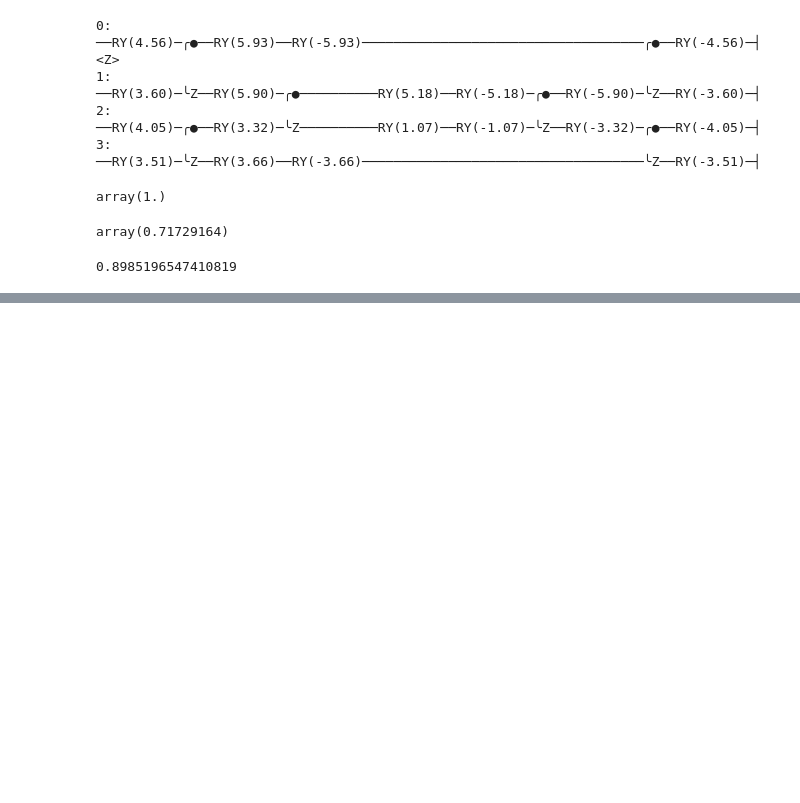
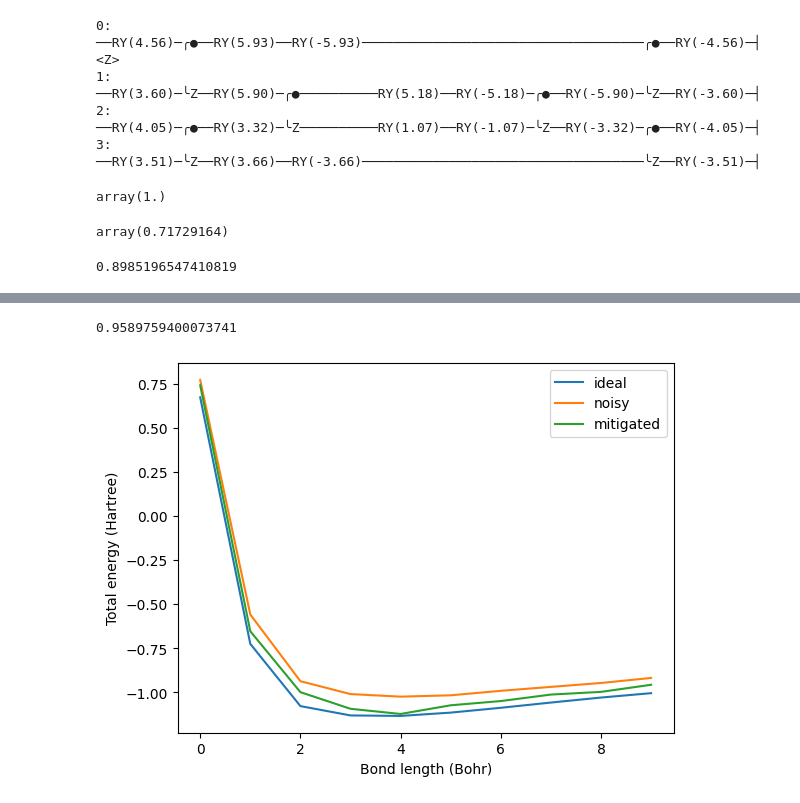
Before and after one commit to andy0000-droid/Quantum, a Jupyter notebook: mitigation.ipynb, the cells around one changed output, grey strips where cells are left out. Saved outputs shown, nothing was run; the diff lists cells and outputs as text; code cells hidden in the pictures; blank space fills up the shorter version.

```diff
--- a/mitigation.ipynb
+++ b/mitigation.ipynb
@@ -60,3 +60,7 @@ mitigated_qnode = mitigate_with_zne(scale_factors, fold_global, extrapolate)(
 mitigated_qnode(w1, w2)
 # %% [output]
 0.8985196547410819
+# %%
+with qml.tape.QuantumTape() as circuit:
+    template(w1, w2, wires=range(n_wires))
+    qml.adjoint(template)(w1, w2, wires=range(n_wires))
@@ -62,0 +177,9 @@ mitigated_qnode(w1, w2)
+# %%
+from mitiq.zne import execute_with_zne
+from mitiq.zne.inference import AdaExpFactory
+
+factory = AdaExpFactory(steps=20)
+
+execute_with_zne(circuit, executor, factory=factory, scale_noise=fold_global)
+# %% [output]
+0.9589759400073741
@@ -62,0 +203,31 @@ mitigated_qnode(w1, w2)
+# %%
+params = np.load("./Error_mitigation/params.npy")
+# %%
+from pennylane import qchem
+
+# Describe quantum chemistry problem
+symbols = ["H", "H"]
+distances = np.arange(0.5, 3.0, 0.25)
+
+ideal_energies = []
+noisy_energies = []
+
+for r, phi in zip(distances, params):
+    # Assume atoms lie on the Z axis
+    coordinates = np.array([0.0, 0.0, 0.0, 0.0, 0.0, r])
+
+    # Load qubit Hamiltonian
+    H, _ = qchem.molecular_hamiltonian(symbols, coordinates)
+
+    # Define ansatz circuit
+    def qchem_circuit(phi):
+        qml.PauliX(wires=0)
+        qml.PauliX(wires=1)
+        qml.DoubleExcitation(phi, wires=range(n_wires))
+        return qml.expval(H)
+
+    ideal_energy = qml.QNode(qchem_circuit, dev_ideal)
+    noisy_energy = qml.QNode(qchem_circuit, dev_noisy)
+
+    ideal_energies.append(ideal_energy(phi))
+    noisy_energies.append(noisy_energy(phi))
@@ -62,0 +273,12 @@ mitigated_qnode(w1, w2)
+# %%
+import matplotlib.pyplot as plt
+
+plt.plot(ideal_energies, label="ideal")
+plt.plot(noisy_energies, label="noisy")
+plt.plot(mitig_energies, label="mitigated")
+plt.xlabel("Bond length (Bohr)")
+plt.ylabel("Total energy (Hartree)")
+plt.legend()
+plt.show()
+# %% [output]
+[figure, added]
```
Also changed, not shown: parts of 12 cells of this notebook, 1 other file.
